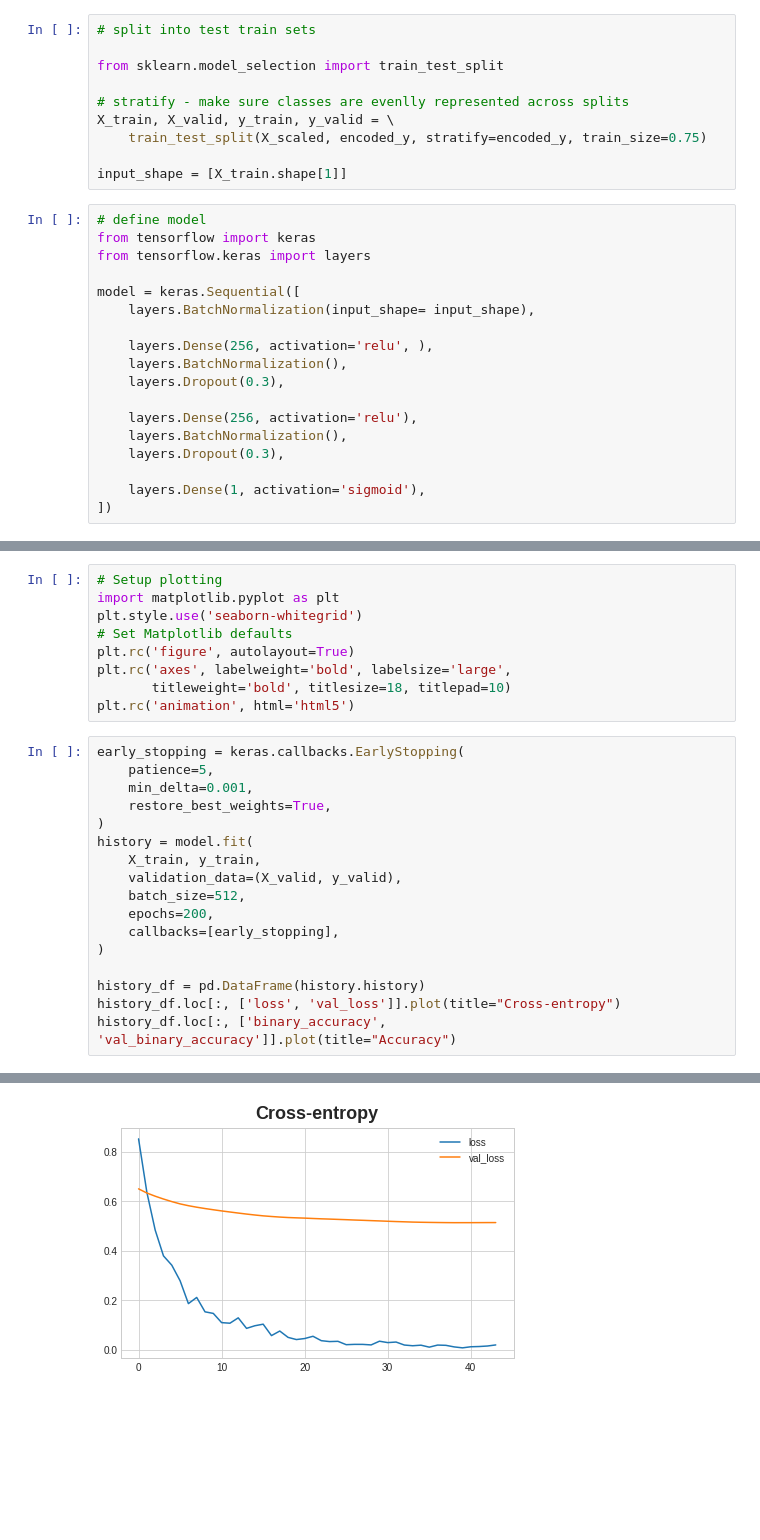
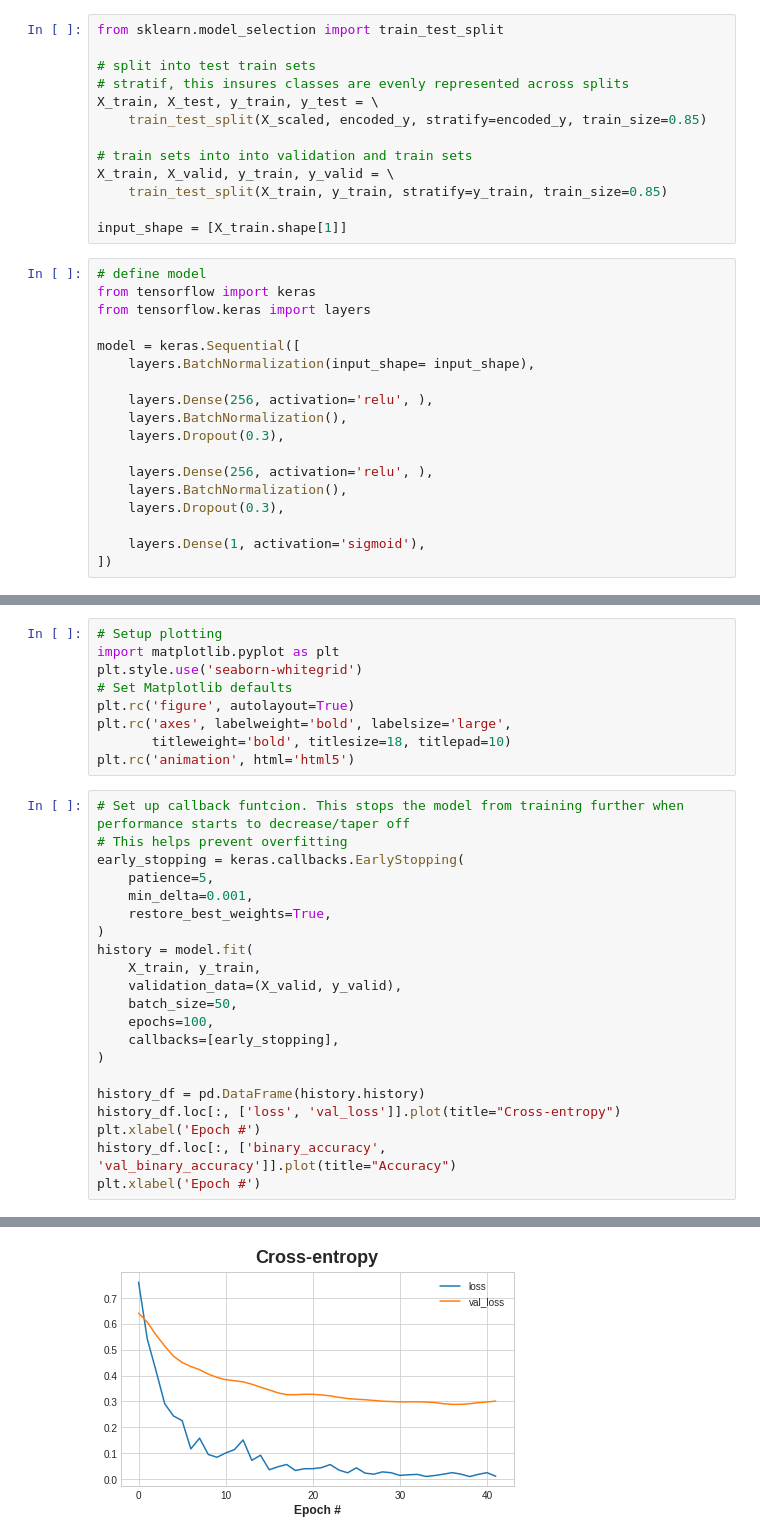
Before and after one commit to justyntyrrell/sonar_binary_classification, a Jupyter notebook: sonar.ipynb, the cells around one changed output, grey strips where cells are left out. Drawn from its saved outputs; the diff is of its cells as text; blank space fills up the shorter version.

Commit message:
Update sonar.ipynb
model tweaking, more commenting

```diff
--- a/sonar.ipynb
+++ b/sonar.ipynb
@@ -49,13 +56,16 @@ encoded_y = encoder.transform(y)
 scaler = StandardScaler()
 X_scaled = scaler.fit_transform(X)
 # %%
-# split into test train sets
-
 from sklearn.model_selection import train_test_split
 
-# stratify - make sure classes are evenlly represented across splits
+# split into test train sets
+# stratif, this insures classes are evenly represented across splits
+X_train, X_test, y_train, y_test = \
+    train_test_split(X_scaled, encoded_y, stratify=encoded_y, train_size=0.85)
+
+# train sets into into validation and train sets
 X_train, X_valid, y_train, y_valid = \
-    train_test_split(X_scaled, encoded_y, stratify=encoded_y, train_size=0.75)
+    train_test_split(X_train, y_train, stratify=y_train, train_size=0.85)
 
 input_shape = [X_train.shape[1]]
 # %%
@@ -70,7 +80,7 @@ model = keras.Sequential([
     layers.BatchNormalization(),
     layers.Dropout(0.3),
 
-    layers.Dense(256, activation='relu'),
+    layers.Dense(256, activation='relu', ),
     layers.BatchNormalization(),
     layers.Dropout(0.3),
 
@@ -94,6 +104,8 @@ plt.rc('axes', labelweight='bold', labelsize='large',
        titleweight='bold', titlesize=18, titlepad=10)
 plt.rc('animation', html='html5')
 # %%
+# Set up callback funtcion. This stops the model from training further when performance starts to decrease/taper off
+# This helps prevent overfitting
 early_stopping = keras.callbacks.EarlyStopping(
     patience=5,
     min_delta=0.001,
@@ -102,12 +114,14 @@ early_stopping = keras.callbacks.EarlyStopping(
 history = model.fit(
     X_train, y_train,
     validation_data=(X_valid, y_valid),
-    batch_size=512,
-    epochs=200,
+    batch_size=50,
+    epochs=100,
     callbacks=[early_stopping],
 )
 
 history_df = pd.DataFrame(history.history)
 history_df.loc[:, ['loss', 'val_loss']].plot(title="Cross-entropy")
+plt.xlabel('Epoch #')
 history_df.loc[:, ['binary_accuracy', 'val_binary_accuracy']].plot(title="Accuracy")
+plt.xlabel('Epoch #')
 # %% [output]
@@ -132 +146 @@ Epoch 44/200
-[figure, old version]
+[figure, new version]
```
Also changed, not shown: parts of 7 cells of this notebook.
